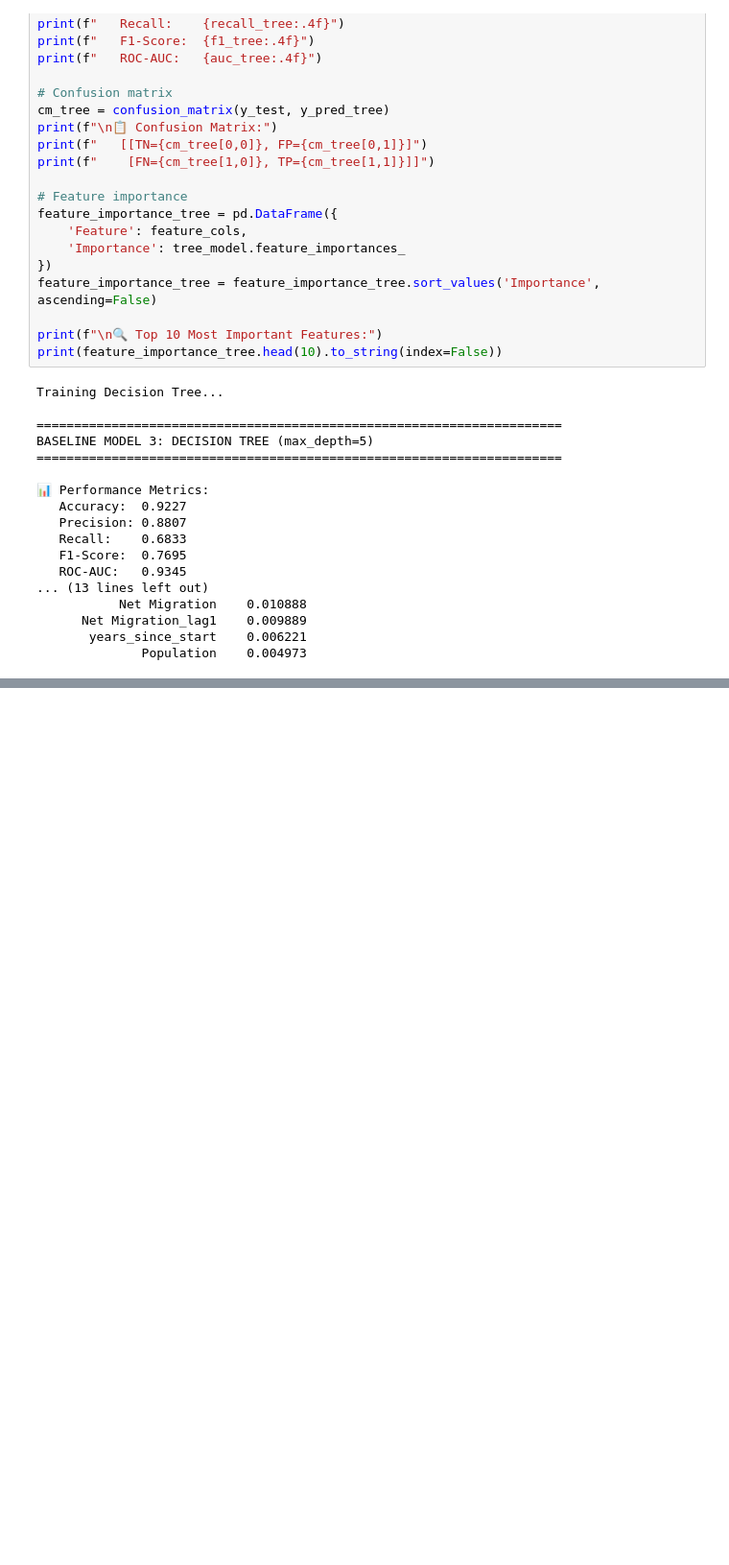
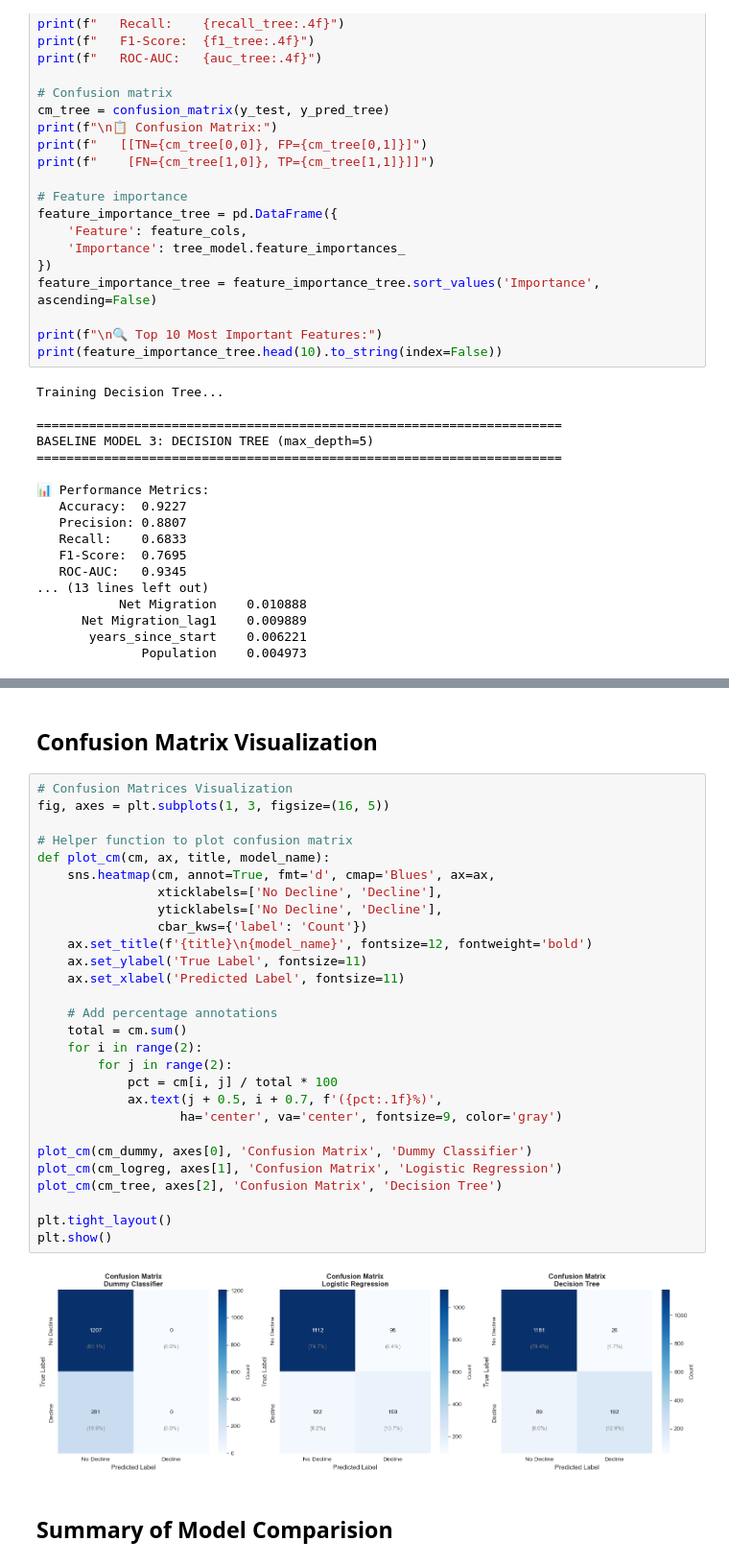
Before and after one commit to 3028Bikalpa/STATS201_project_Bikki, a Jupyter notebook: project_code.ipynb, the cells around one changed output, grey strips where cells are left out. Shown at 96% size. Saved outputs shown, nothing was run; the diff lists cells and outputs as text; blank space fills up the shorter version.

```diff
--- a/project_code.ipynb
+++ b/project_code.ipynb
@@ -1034,0 +1114,34 @@ BASELINE MODEL 3: DECISION TREE (max_depth=5)
+# %% [markdown]
+## Confusion Matrix Visualization
+# %%
+# Confusion Matrices Visualization
+fig, axes = plt.subplots(1, 3, figsize=(16, 5))
+
+# Helper function to plot confusion matrix
+def plot_cm(cm, ax, title, model_name):
+    sns.heatmap(cm, annot=True, fmt='d', cmap='Blues', ax=ax,
+                xticklabels=['No Decline', 'Decline'],
+                yticklabels=['No Decline', 'Decline'],
+                cbar_kws={'label': 'Count'})
+    ax.set_title(f'{title}\n{model_name}', fontsize=12, fontweight='bold')
+    ax.set_ylabel('True Label', fontsize=11)
+    ax.set_xlabel('Predicted Label', fontsize=11)
+
+    # Add percentage annotations
+    total = cm.sum()
+    for i in range(2):
+        for j in range(2):
+            pct = cm[i, j] / total * 100
+            ax.text(j + 0.5, i + 0.7, f'({pct:.1f}%)',
+                   ha='center', va='center', fontsize=9, color='gray')
+
+plot_cm(cm_dummy, axes[0], 'Confusion Matrix', 'Dummy Classifier')
+plot_cm(cm_logreg, axes[1], 'Confusion Matrix', 'Logistic Regression')
+plot_cm(cm_tree, axes[2], 'Confusion Matrix', 'Decision Tree')
+
+plt.tight_layout()
+plt.show()
+# %% [output]
+[figure, added]
+# %% [markdown]
+## Summary of Model Comparision
```
Also changed, not shown: parts of 5 cells of this notebook.
